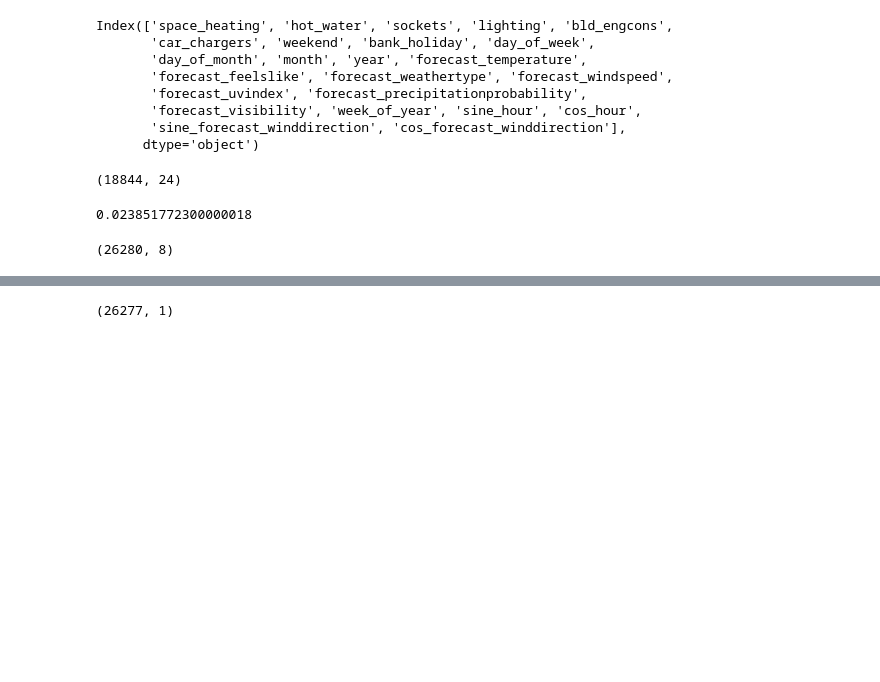
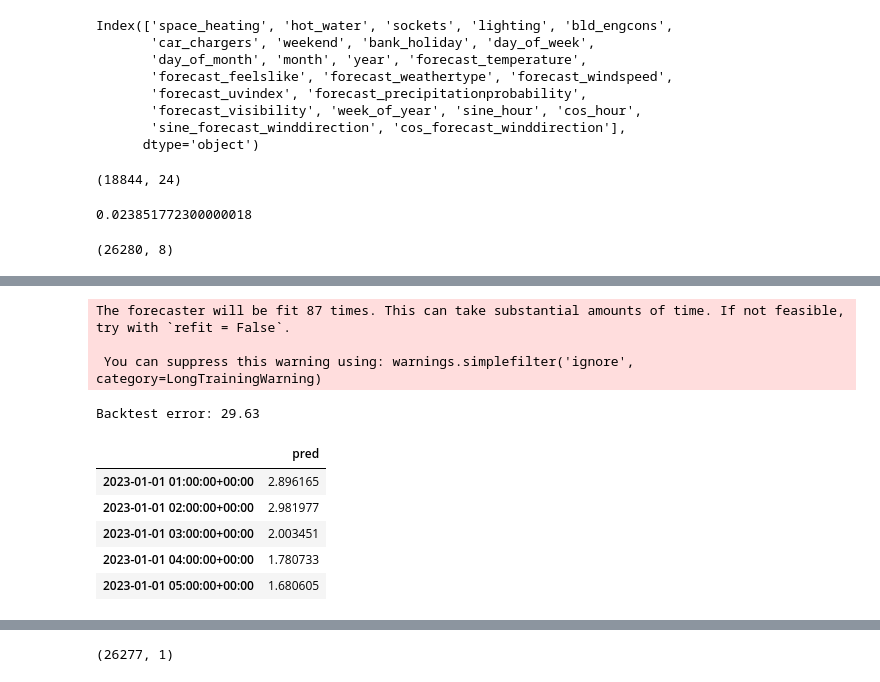
Before and after one commit to Xnsam/timeseries_data, a Jupyter notebook: notebooks/experiment_3A.ipynb, the cells around one changed output, grey strips where cells are left out. Cells and saved outputs as stored; diff of their text form; code cells hidden in the pictures; blank space fills up the shorter version.

```diff
--- a/notebooks/experiment_3A.ipynb
+++ b/notebooks/experiment_3A.ipynb
@@ -191,20 +194,31 @@ plot_predictions(predictions_training, title_text="Space Heating Training data")
 # %%
 metric, predictions = backtesting_forecaster(
     forecaster         = forecaster,
     y                  = main_data['y'],
     exog               = main_data[exo_columns + endo_columns],
     steps              = 1,
     metric             = custom_metric,
     initial_train_size = main_data[main_data.index <= test_date].shape[0],
-    refit              = 500,
+    refit              = 100,
     fixed_train_size   = True,
     n_jobs             = 'auto',
     verbose            = False,
     show_progress      = True
 )
 
 print(f"Backtest error: {metric:.2f}")
 predictions.head()
+# %% [output]
+The forecaster will be fit 87 times. This can take substantial amounts of time. If not feasible, try with `refit = False`.
+
+ You can suppress this warning using: warnings.simplefilter('ignore', category=LongTrainingWarning)
+Backtest error: 29.63
+|  | pred |
+| 2023-01-01 01:00:00+00:00 | 2.896165 |
+| 2023-01-01 02:00:00+00:00 | 2.981977 |
+| 2023-01-01 03:00:00+00:00 | 2.003451 |
+| 2023-01-01 04:00:00+00:00 | 1.780733 |
+| 2023-01-01 05:00:00+00:00 | 1.680605 |
 # %%
 predictions["y"] = main_data[main_data.index >= "2023-01-01"]["y"]
 predictions = predictions.reset_index(drop=0)
```
Also changed, not shown: parts of 6 cells of this notebook, 29 other files.
